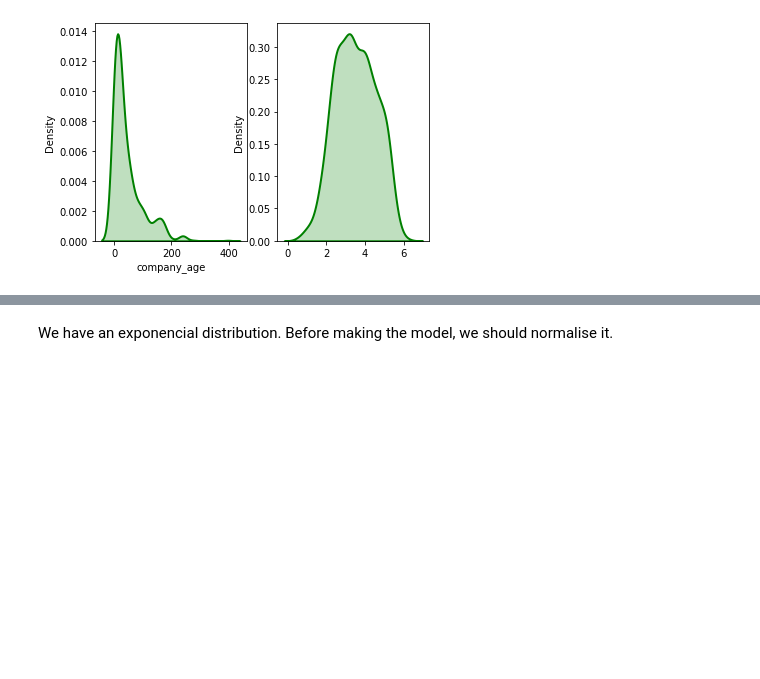
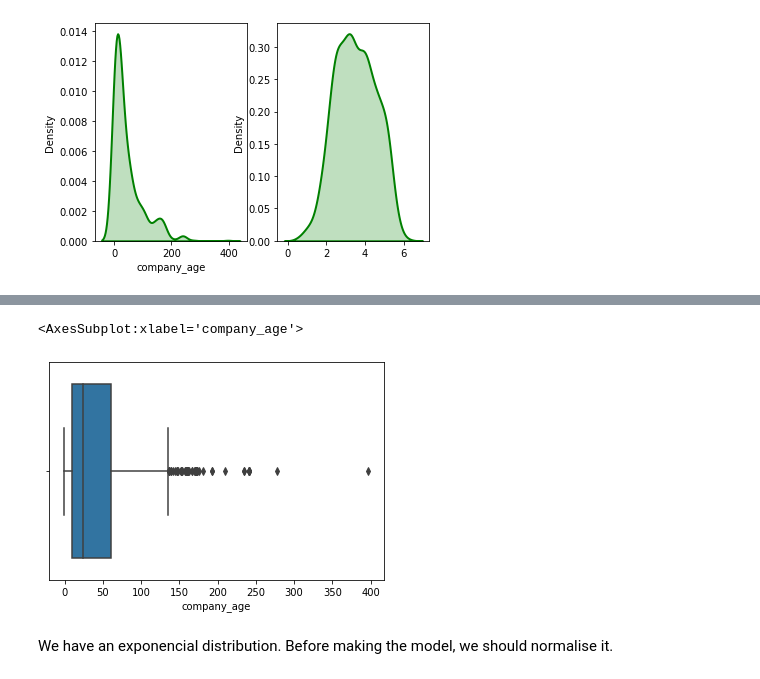
Before and after one commit to vytautasmu/Python_mokymai, a Jupyter notebook: final_work_vcs.ipynb, the cells around one changed output, grey strips where cells are left out. Cells and saved outputs as stored; diff of their text form; code cells hidden in the pictures; blank space fills up the shorter version.

```diff
--- a/final_work_vcs.ipynb
+++ b/final_work_vcs.ipynb
@@ -398,3 +403,8 @@ sns.distplot(fitted_data, hist = False, kde = True,
+# %%
+sns.boxplot(df_master['company_age'])
+# %% [output]
+<AxesSubplot:xlabel='company_age'>
+[figure, added]
 # %% [markdown]
 We have an exponencial distribution. Before making the model, we should normalise it.
 # %%
```
Also changed, not shown: parts of 8 cells of this notebook.
